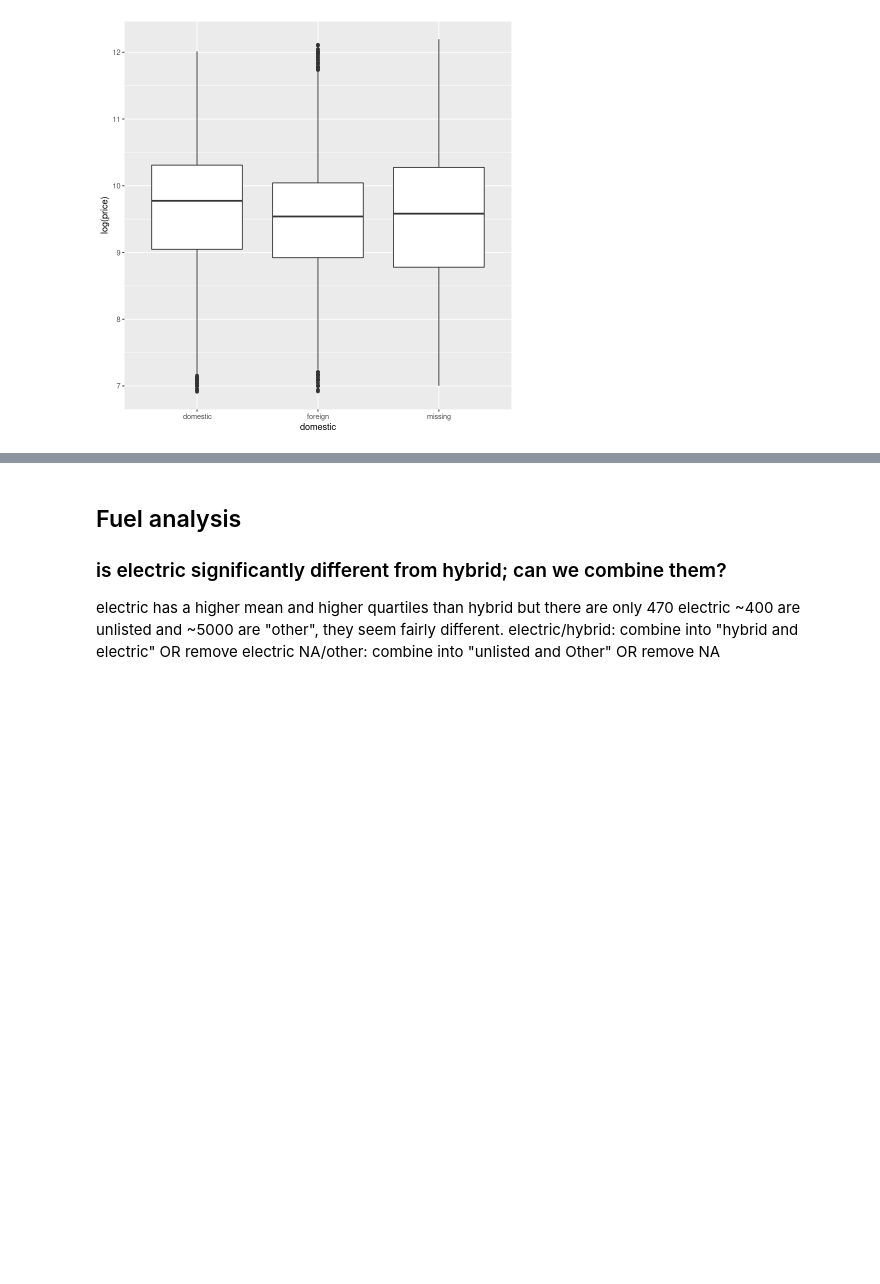
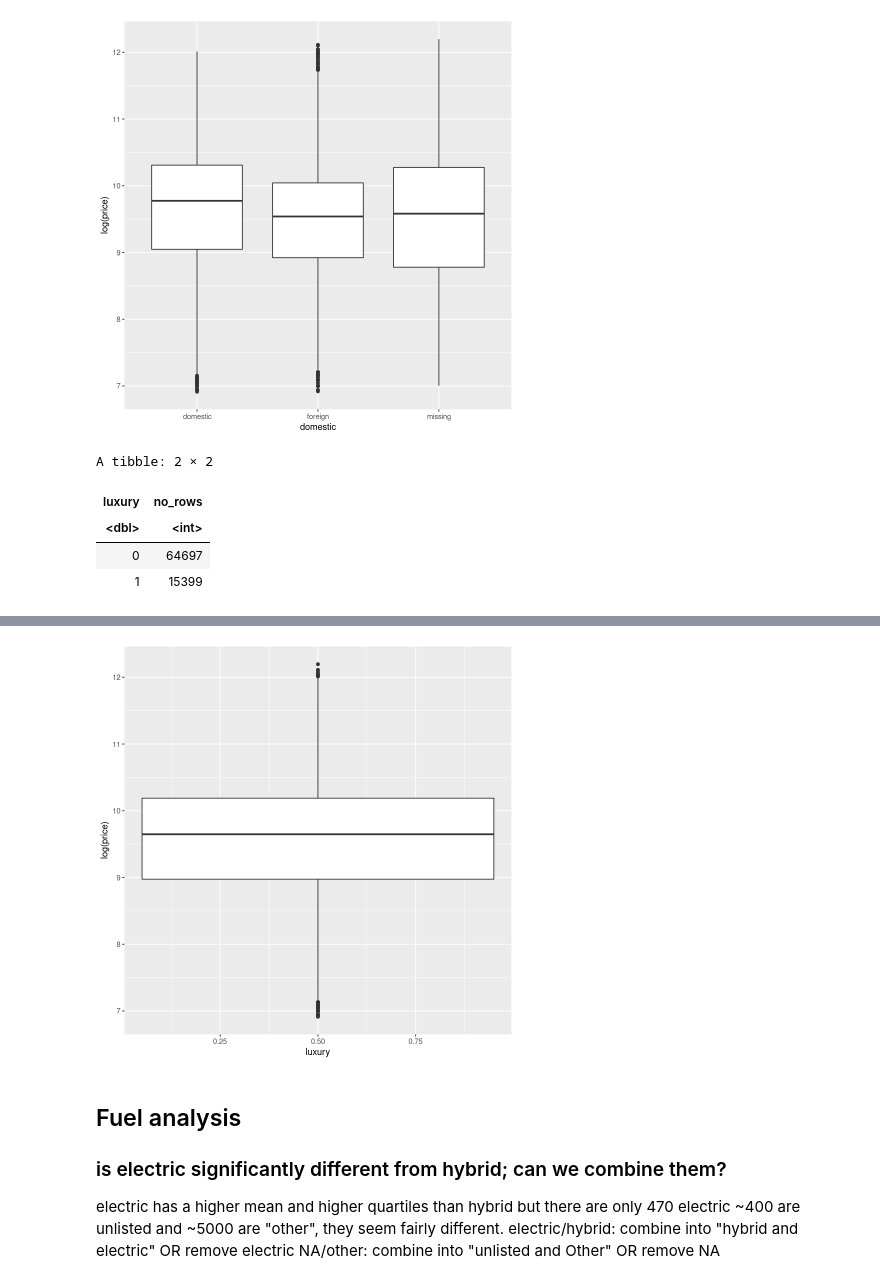
Before and after one commit to SorenRajani/STAT_447B_Project, a Jupyter notebook: 03a-EDA.ipynb, the cells around one changed output, grey strips where cells are left out. Cells and saved outputs as stored; diff of their text form; code cells hidden in the pictures; blank space fills up the shorter version.

Commit message:
added luxury to 3A and GKTau

```diff
--- a/03a-EDA.ipynb
+++ b/03a-EDA.ipynb
@@ -197,3 +197,15 @@ A tibble: 3 × 2
 | foreign | 40996 |
 | missing | 2507 |
 [figure]
+# %%
+lux = sapply(new_data$manufacturer, function(i) is_luxury(i))
+new_data = new_data %>% mutate(luxury = lux)
+new_data %>% group_by(luxury) %>% summarise(no_rows = length(luxury))
+ggplot(aes(x = luxury, y = log(price)), data = new_data)+geom_boxplot()
+# TODO: make this plot work
+# %% [output]
+A tibble: 2 × 2
+| luxury | no_rows |
+| <dbl> | <int> |
+| 0 | 64697 |
+| 1 | 15399 |
@@ -200,3 +214,4 @@ A tibble: 3 × 2
+[figure, added]
 # %% [markdown]
 ## Fuel analysis
 ### is electric significantly different from hybrid; can we combine them?
```
Also changed, not shown: parts of 2 cells of this notebook.
